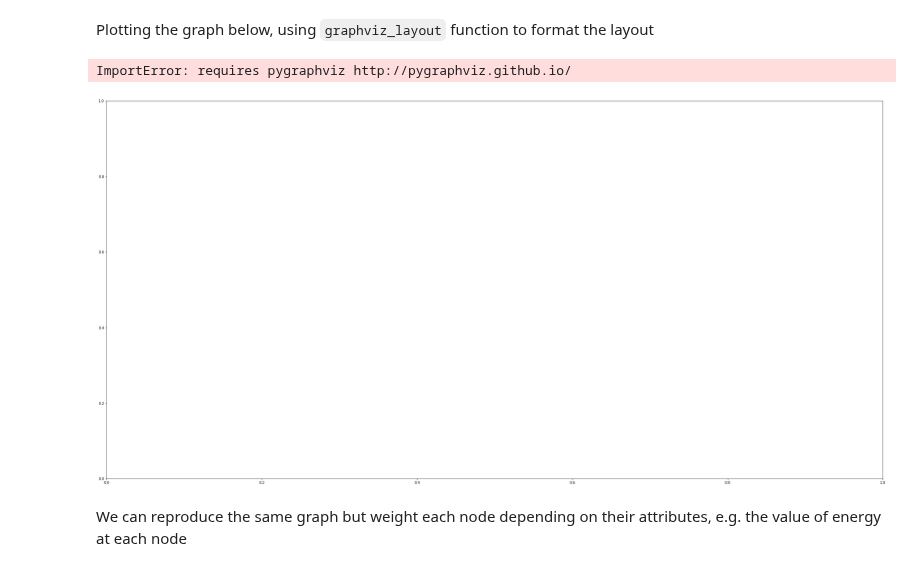
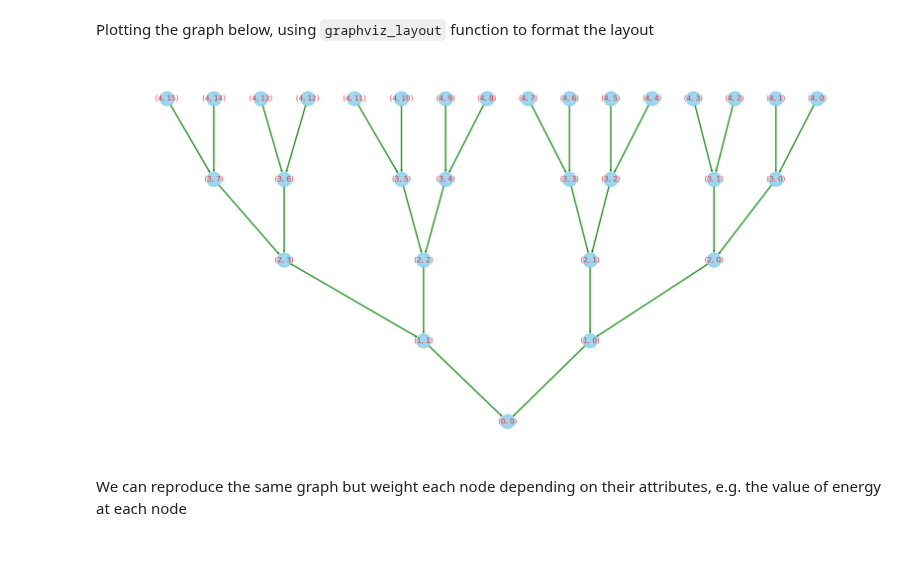
Before and after one commit to USonixGroup/wpt-cavitation, a Jupyter notebook: notebooks/transform_graph_visualisation.ipynb, the cells around one changed output. Drawn from its saved outputs; the diff is of its cells as text; code cells hidden in the pictures.

```diff
--- a/notebooks/transform_graph_visualisation.ipynb
+++ b/notebooks/transform_graph_visualisation.ipynb
@@ -131,21 +135,20 @@ from networkx.drawing.nx_agraph import graphviz_layout
 # %%
 fig, ax = plt.subplots(1, 1, figsize=(40, 20))
 nx.draw(
     G,
     pos = graphviz_layout(G,prog = "dot"),
     ax=ax,
     arrowsize=5,
-    verticalalignment="top",
-    font_size=16,
+    verticalalignment="center",
+    font_size=20,
     font_color="red",
     with_labels=True,
-    node_size=1000, node_color="skyblue", node_shape="s", alpha=0.5, linewidths=2,
-    width=2, edge_color="green", style="solid"
+    node_size=1500, node_color="skyblue", node_shape="o", alpha=0.8, linewidths=4,
+    width=4, edge_color="green", style="solid"
 )  # pos=pos_nodes,
 plt.show()
 # %% [output]
-ImportError: requires pygraphviz http://pygraphviz.github.io/
-[figure, old version]
+[figure, new version]
 # %% [markdown]
 We can reproduce the same graph but weight each node depending on their attributes, e.g. the value of energy at each node
 # %%
```
Also changed, not shown: parts of 5 cells of this notebook.
